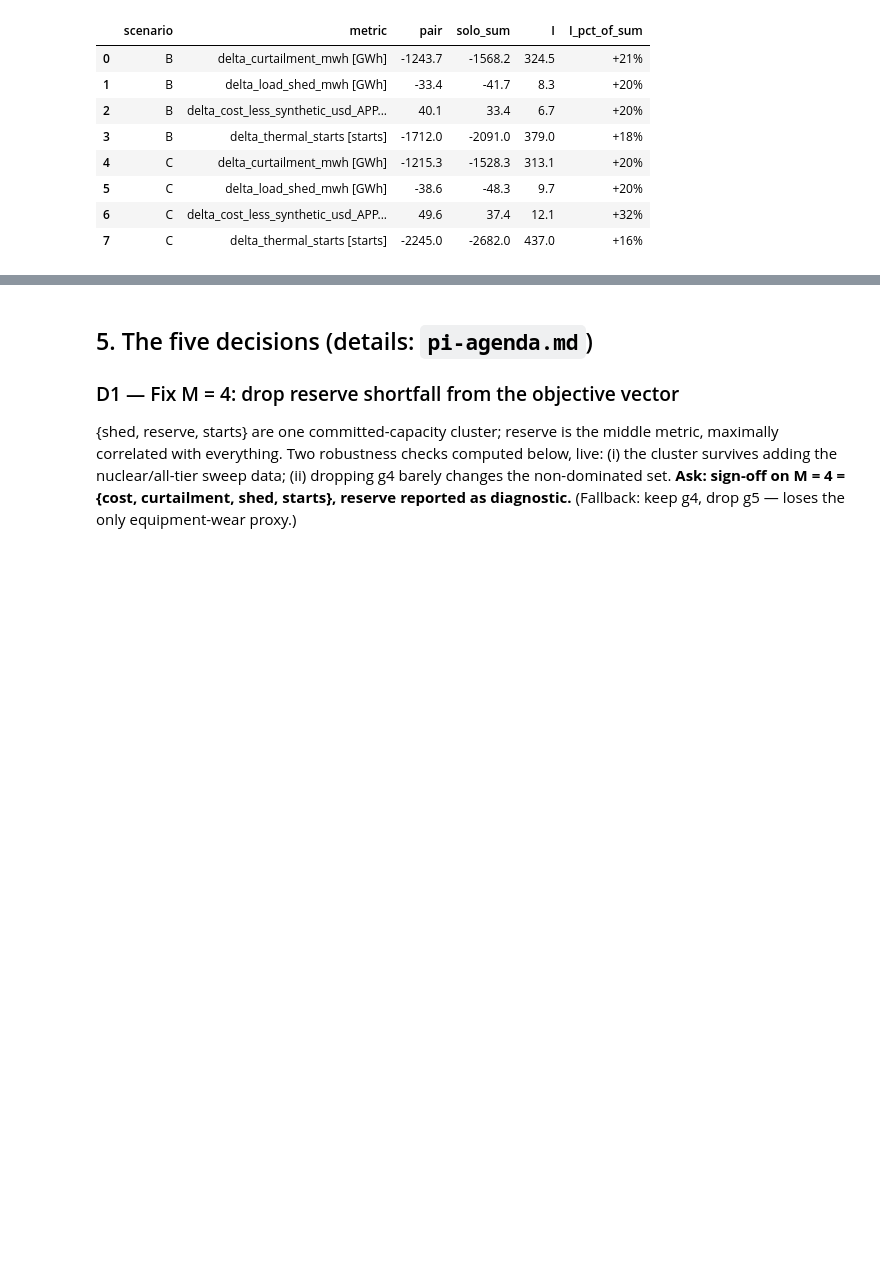
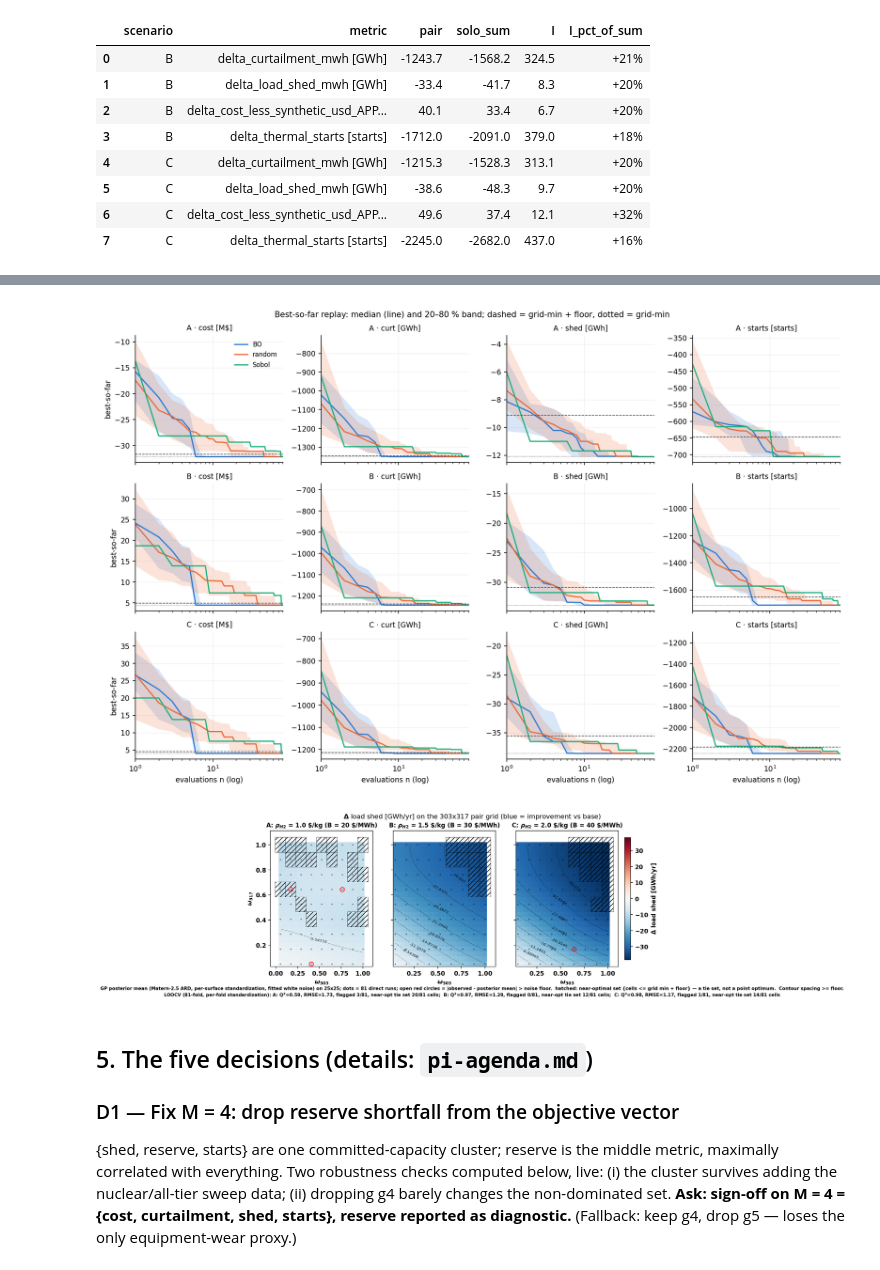
Before and after one commit to ylu283/RTS-GMLC, a Jupyter notebook: trial_0826/campaign/analysis/pi_0911/pi_0911.ipynb, the cells around one changed output, grey strips where cells are left out. Saved outputs shown, nothing was run; the diff lists cells and outputs as text; code cells hidden in the pictures; blank space fills up the shorter version.

Commit message:
pi_0911: add §4.6 prompt-20/21 execution results (replay headline + paper figs)

```diff
--- a/trial_0826/campaign/analysis/pi_0911/pi_0911.ipynb
+++ b/trial_0826/campaign/analysis/pi_0911/pi_0911.ipynb
@@ -334,0 +357,8 @@ display(pd.DataFrame(rows))
+# %%
+br = CAMPAIGN / 'analysis' / 'bo_replay'
+evals = pd.read_csv(br / 'evals_to_optimum.csv')
+print('Evals-to-optimum (median over seeds; BO 20 seeds, random 100):')
+display(evals)
+hv = pd.read_csv(br / 'hv_recovery_M4.csv')
+print('Hypervolume recovery on M=4 (exact 4-D HV; n to reach 90/95/99%):')
+display(hv)
@@ -335,3 +391,10 @@ display(pd.DataFrame(rows))
+# %%
+from IPython.display import Image, display as idisplay
+idisplay(Image(filename=str(br / 'figs' / 'fig1_best_so_far.png'), width=980))
+idisplay(Image(filename=str(CAMPAIGN / 'analysis' / 'contour_paper' / 'figs' / 'paper_contour_load_shed.png'), width=980))
+# %% [output]
+[figure, added]
+[figure, added]
 # %% [markdown]
 ## 5. The five decisions (details: `pi-agenda.md`)
 
```
Also changed, not shown: parts of 2 cells of this notebook.
